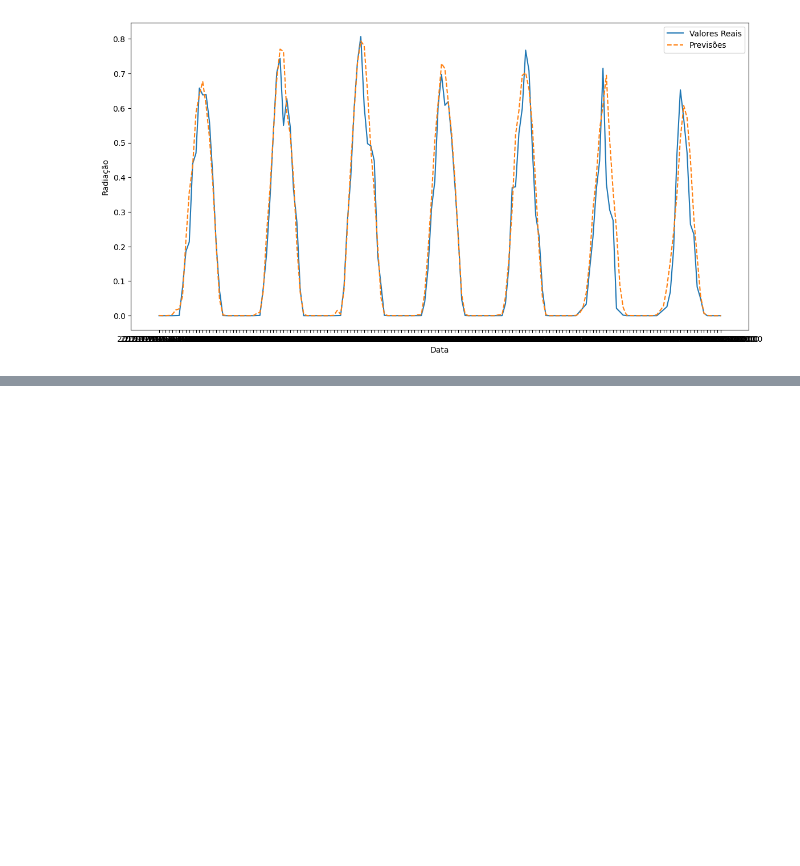
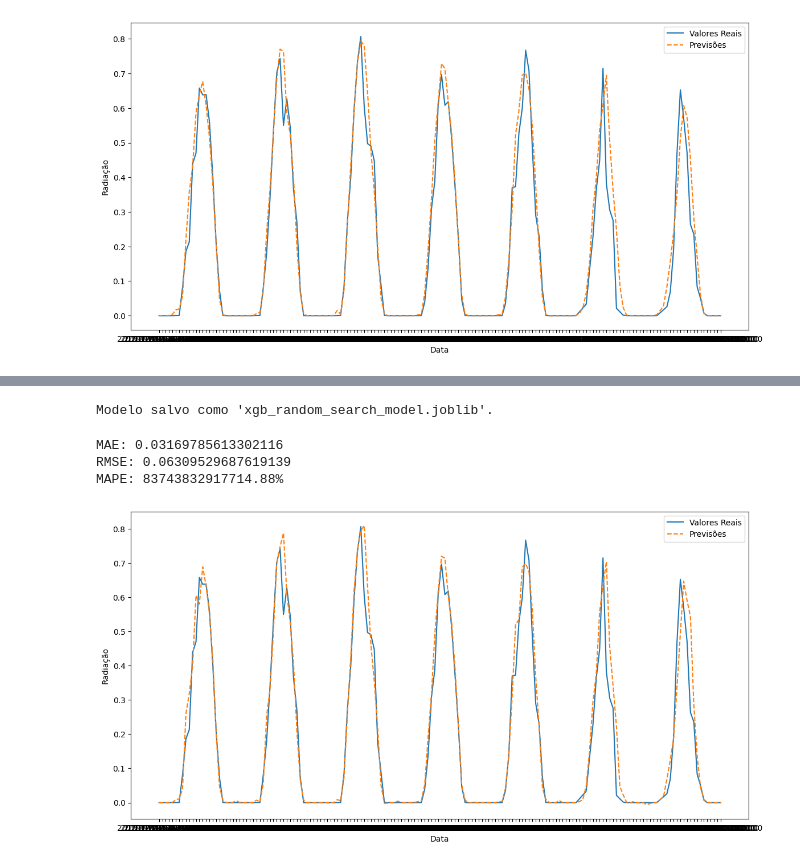
Before and after one commit to mateusalbuq/solar-hydrogen-tcc, a Jupyter notebook: prediction_ml_sobral.ipynb, the cells around one changed output, grey strips where cells are left out. Drawn from its saved outputs; the diff is of its cells as text; code cells hidden in the pictures; blank space fills up the shorter version.

```diff
--- a/prediction_ml_sobral.ipynb
+++ b/prediction_ml_sobral.ipynb
@@ -701,0 +790,10 @@ plt.show()
+# %%
+# Definir os melhores parâmetros encontrados
+# best_params_ts = random_search_ts.best_params_
+best_params_xgb = random_search_xgb.best_params_
+
+# Instanciar o modelo com os melhores parâmetros
+best_xgb = XGBRegressor(**best_params_xgb)
+
+# Fitar o modelo nos dados de treino
+best_xgb.fit(X_tr_top, Y_tr_scaled.to_numpy().ravel())
@@ -701,0 +812,48 @@ plt.show()
+# %%
+from joblib import dump
+
+# Salvar o modelo treinado em um arquivo
+dump(best_xgb, "xgb_random_search_model.joblib")
+
+print("Modelo salvo como 'xgb_random_search_model.joblib'.")
+# %% [output]
+Modelo salvo como 'xgb_random_search_model.joblib'.
+# %%
+# Fazer previsões no conjunto de teste
+y_pred_xgb = best_xgb.predict(X_ts_top)
+# %%
+from sklearn.metrics import mean_absolute_error, mean_squared_error, mean_absolute_percentage_error
+
+# Calcular métricas de avaliação
+mae_xgb = mean_absolute_error(Y_ts_scaled, y_pred_xgb)
+rmse_xgb = np.sqrt(mean_squared_error(Y_ts_scaled, y_pred_xgb))
+mape_xgb = mean_absolute_percentage_error(Y_ts_scaled, y_pred_xgb) * 100
+
+# Exibir as métricas
+print(f"MAE: {mae_xgb}")
+print(f"RMSE: {rmse_xgb}")
+print(f"MAPE: {mape_xgb}%")
+# %% [output]
+MAE: 0.03169785613302116
+RMSE: 0.06309529687619139
+MAPE: 83743832917714.88%
+# %%
+# Selecionando os últimos 7 * 24 valores para visualização
+last_values = 7 * 24
+Y_ts_last = Y_ts_scaled[-last_values:]
+preds_xgb_last = y_pred_xgb[-last_values:]
+
+# Plotando os últimos valores
+plt.figure(figsize=(14, 7))
+
+# Comparando a primeira coluna (ou ajusta conforme a quantidade de targets)
+plt.plot(Y_ts_last, label='Valores Reais')
+plt.plot(preds_xgb_last, label='Previsões', linestyle='--')
+
+# plt.title('Predição vs Valores Reais (Últimos 7 dias)')
+plt.xlabel('Data')
+plt.ylabel('Radiação')
+plt.legend()
+plt.show()
+# %% [output]
+[figure, added]
```
Also changed, not shown: parts of 10 cells of this notebook.
